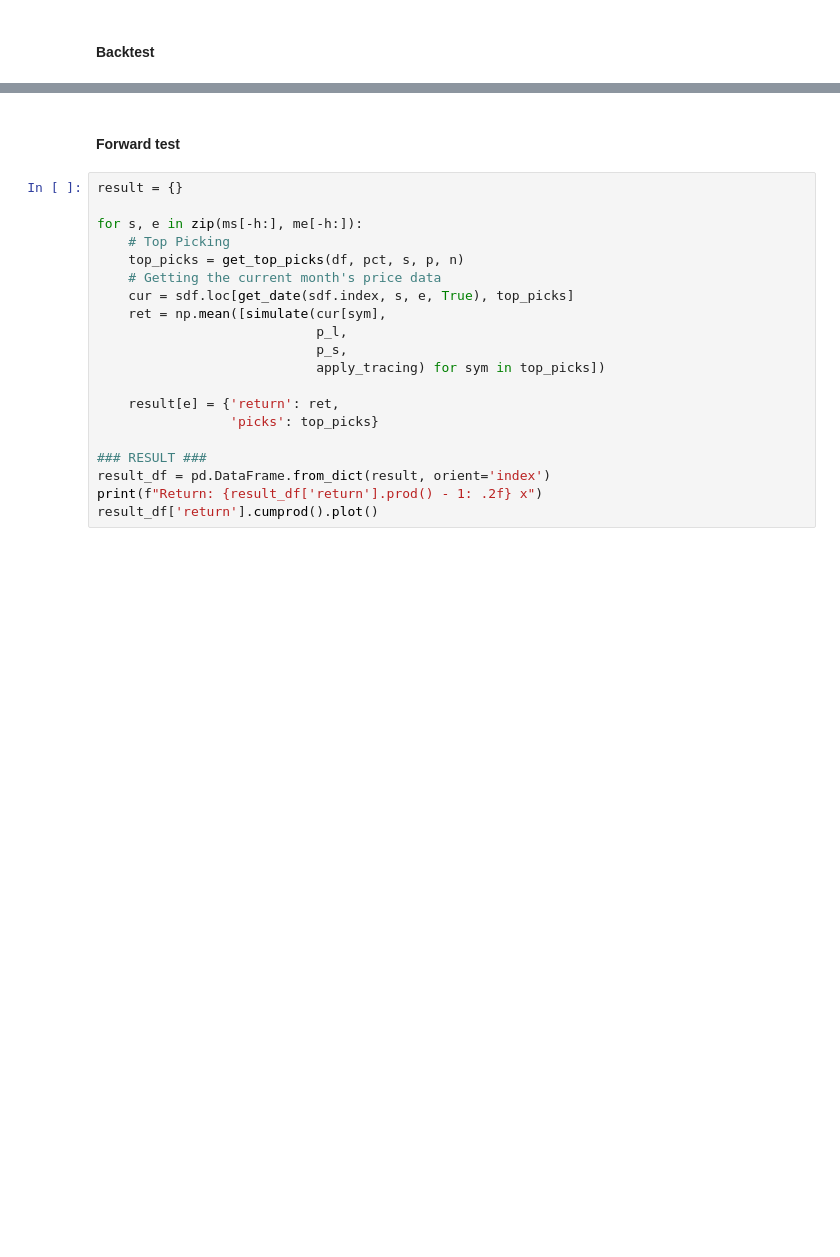
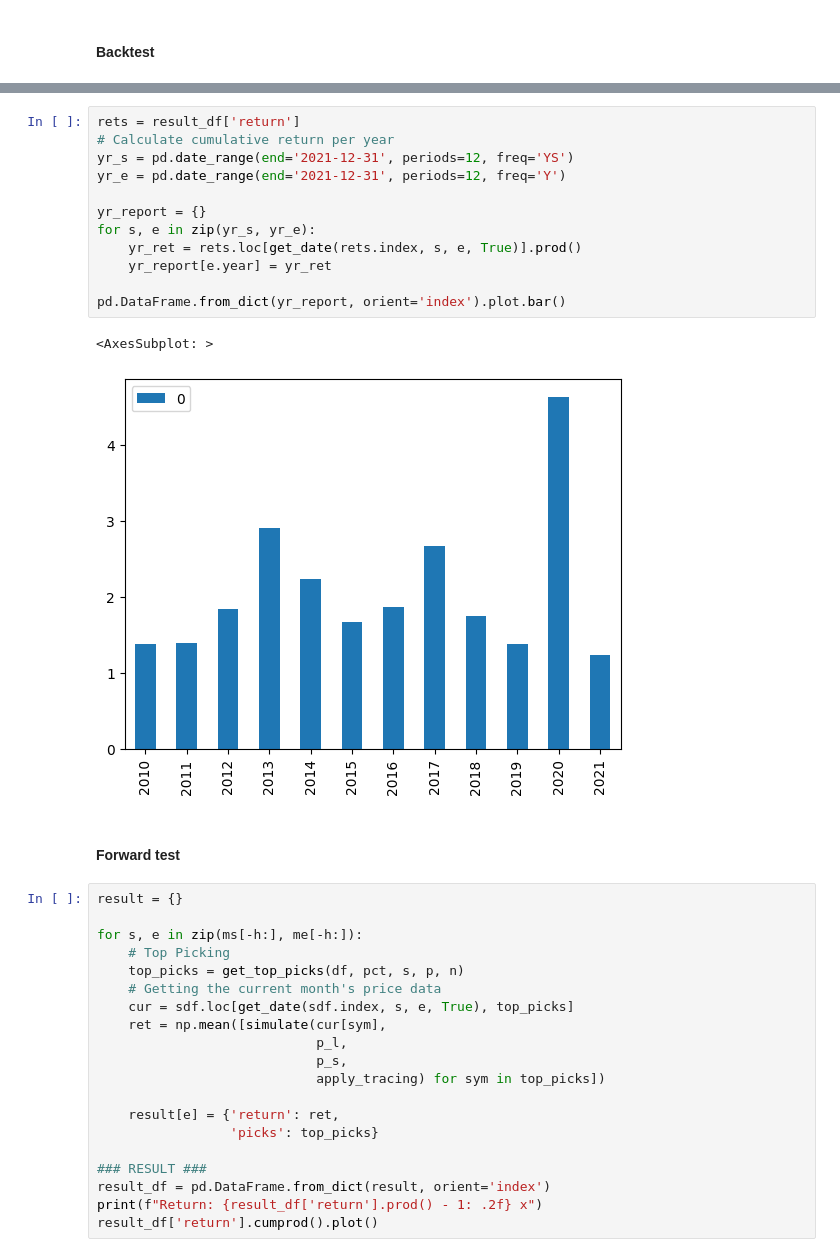
Before and after one commit to zhx281/stocks, a Jupyter notebook: notebooks/05-strategy.ipynb, the cells around one changed output, grey strips where cells are left out. Saved outputs shown, nothing was run; the diff lists cells and outputs as text; blank space fills up the shorter version.

```diff
--- a/notebooks/05-strategy.ipynb
+++ b/notebooks/05-strategy.ipynb
@@ -218,3 +224,18 @@ Return:  2672.16 x
+# %%
+rets = result_df['return']
+# Calculate cumulative return per year
+yr_s = pd.date_range(end='2021-12-31', periods=12, freq='YS')
+yr_e = pd.date_range(end='2021-12-31', periods=12, freq='Y')
+
+yr_report = {}
+for s, e in zip(yr_s, yr_e):
+    yr_ret = rets.loc[get_date(rets.index, s, e, True)].prod()
+    yr_report[e.year] = yr_ret
+
+pd.DataFrame.from_dict(yr_report, orient='index').plot.bar()
+# %% [output]
+<AxesSubplot: >
+[figure, added]
 # %% [markdown]
 #### Forward test
 # %%
```
Also changed, not shown: parts of 6 cells of this notebook.
